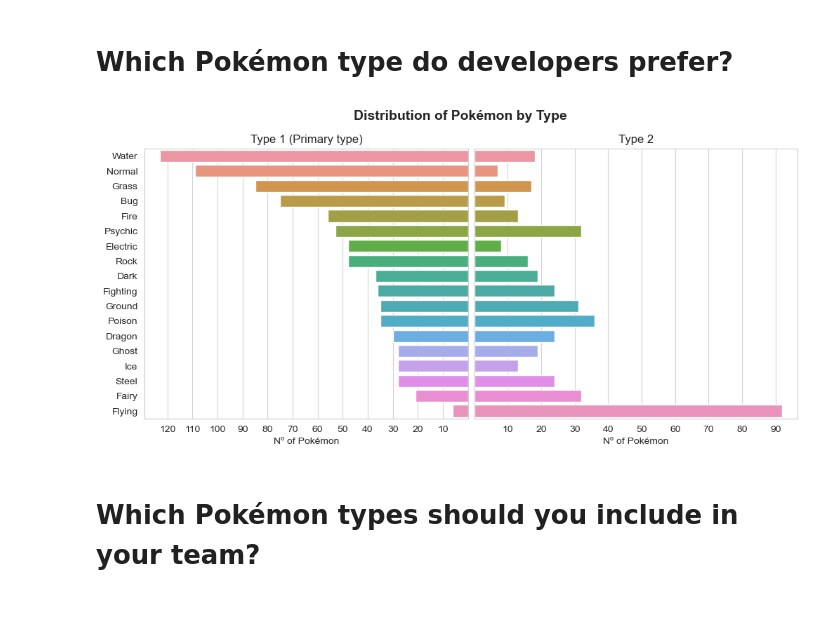
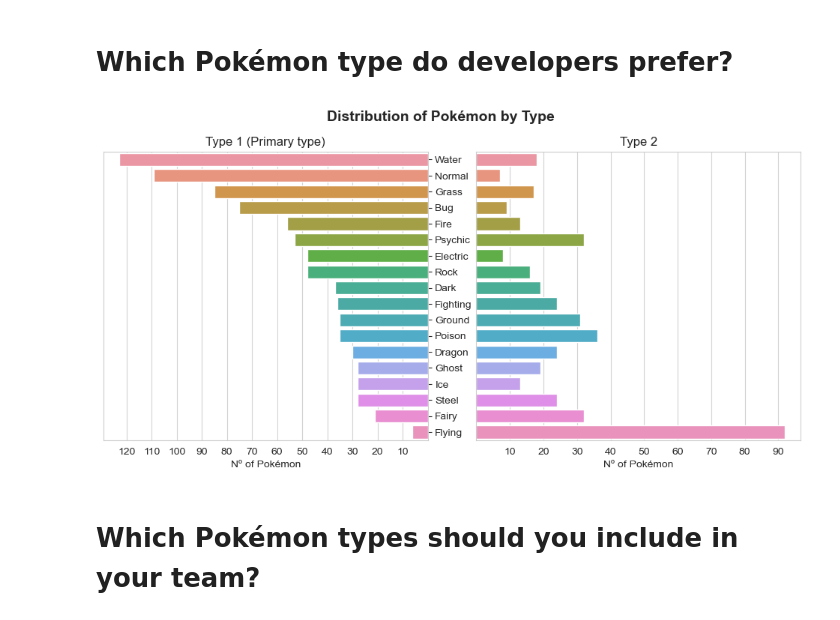
Before and after one commit to mplanasgit/project-2, a Jupyter notebook: visualization.ipynb, the cells around one changed output. Cells and saved outputs as stored; diff of their text form; code cells hidden in the pictures.

Commit message:
updates and added images in folder for readme

```diff
--- a/visualization.ipynb
+++ b/visualization.ipynb
@@ -92,35 +87,39 @@ pokemon_generation.figure.savefig('./images/pokemon_by_generation.jpg', dpi=1000
 # %%
 counts_type, axs = plt.subplots(nrows=1, ncols=2, figsize=(12,5))
 counts_type.suptitle("Distribution of Pokémon by Type", fontsize=14, y = 0.99, weight ="bold")
-counts_type.subplots_adjust(wspace=0.02)
+counts_type.subplots_adjust(wspace=0.15)
 axs[0].invert_xaxis()
 axs[0].title.set_text('Type 1 (Primary type)')
 axs[1].title.set_text('Type 2')
 
 plt.setp(axs, xticks=range(10,130,10))
 
 type_1 = sns.countplot(y ='Type 1', data=pokedex, order = pokedex['Type 1'].value_counts().index, ax = axs[0])
 # type_1.bar_label(type_1.containers[0])
 type_1.set(xlabel='Nº of Pokémon')
 type_1.set_axisbelow(True)
 type_1.xaxis.grid(color='lightgray')
+# type_1.yaxis.grid(color='lightgray', linestyle='dashed')
 type_1.set_ylabel("")
+type_1.yaxis.tick_right()
+#type_1.yaxis.set_label_position("left")
 
 type_2 = sns.countplot(y ='Type 2', data=pokedex, order = pokedex['Type 1'].value_counts().index, ax = axs[1])
 type_2.set(xlabel='Nº of Pokémon')
 # type_2.bar_label(type_2.containers[0])
 type_2.yaxis.set_label_position("right")
-type_2.yaxis.tick_right()
+type_2.yaxis.tick_left()
 type_2.axes.get_yaxis().set_ticks([])
 type_2.set_axisbelow(True)
 type_2.xaxis.grid(color='lightgray')
 type_2.set_ylabel("")
+type_2.yaxis.grid(color='lightgray', linestyle='dashed')
 
 plt.show()
 
 counts_type.figure.savefig('./images/pokemon_by_type.jpg', dpi=1000, bbox_inches='tight')
 # %% [output]
-[figure, old version]
+[figure, new version]
 # %% [markdown]
 # Which Pokémon types should you include in your team?
 # %%
```
Also changed, not shown: parts of 5 cells of this notebook, 19 other files.
